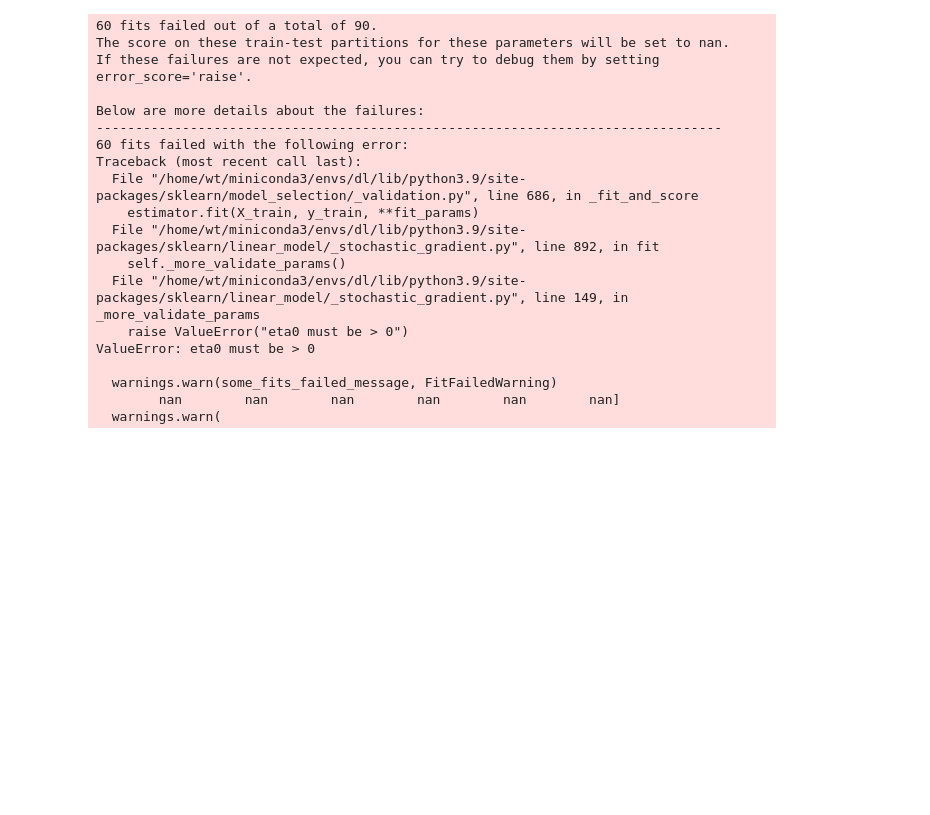
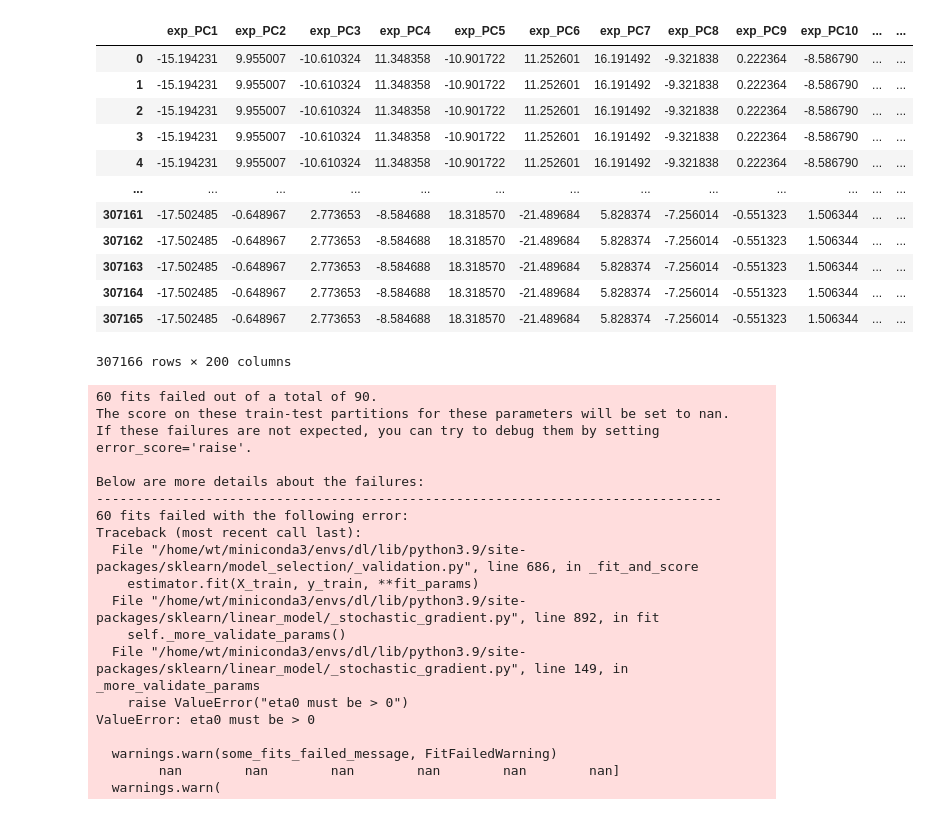
Before and after one commit to XSLiuLab/DeepMeta, a Jupyter notebook: scripts/model/model_cv_ml.ipynb, the cells around one changed output. Saved outputs shown, nothing was run; the diff lists cells and outputs as text; code cells hidden in the pictures; blank space fills up the shorter version.

```diff
--- a/scripts/model/model_cv_ml.ipynb
+++ b/scripts/model/model_cv_ml.ipynb
@@ -25,6 +105,22 @@ sample_info = pd.read_csv("/home/data/sdc/wt/model_data/new_model/cell_net_filte
 # %%
 X_train = dt.drop(columns=["is_dep","cell","gene"])
 y_train = dt.is_dep
+# %%
+X_train
+# %% [output]
+|  | exp_PC1 | exp_PC2 | exp_PC3 | exp_PC4 | exp_PC5 | exp_PC6 | exp_PC7 | exp_PC8 | exp_PC9 | exp_PC10 | ... | ... |
+| 0 | -15.194231 | 9.955007 | -10.610324 | 11.348358 | -10.901722 | 11.252601 | 16.191492 | -9.321838 | 0.222364 | -8.586790 | ... | ... |
+| 1 | -15.194231 | 9.955007 | -10.610324 | 11.348358 | -10.901722 | 11.252601 | 16.191492 | -9.321838 | 0.222364 | -8.586790 | ... | ... |
+| 2 | -15.194231 | 9.955007 | -10.610324 | 11.348358 | -10.901722 | 11.252601 | 16.191492 | -9.321838 | 0.222364 | -8.586790 | ... | ... |
+| 3 | -15.194231 | 9.955007 | -10.610324 | 11.348358 | -10.901722 | 11.252601 | 16.191492 | -9.321838 | 0.222364 | -8.586790 | ... | ... |
+| 4 | -15.194231 | 9.955007 | -10.610324 | 11.348358 | -10.901722 | 11.252601 | 16.191492 | -9.321838 | 0.222364 | -8.586790 | ... | ... |
+| ... | ... | ... | ... | ... | ... | ... | ... | ... | ... | ... | ... | ... |
+| 307161 | -17.502485 | -0.648967 | 2.773653 | -8.584688 | 18.318570 | -21.489684 | 5.828374 | -7.256014 | -0.551323 | 1.506344 | ... | ... |
+| 307162 | -17.502485 | -0.648967 | 2.773653 | -8.584688 | 18.318570 | -21.489684 | 5.828374 | -7.256014 | -0.551323 | 1.506344 | ... | ... |
+| 307163 | -17.502485 | -0.648967 | 2.773653 | -8.584688 | 18.318570 | -21.489684 | 5.828374 | -7.256014 | -0.551323 | 1.506344 | ... | ... |
+| 307164 | -17.502485 | -0.648967 | 2.773653 | -8.584688 | 18.318570 | -21.489684 | 5.828374 | -7.256014 | -0.551323 | 1.506344 | ... | ... |
+| 307165 | -17.502485 | -0.648967 | 2.773653 | -8.584688 | 18.318570 | -21.489684 | 5.828374 | -7.256014 | -0.551323 | 1.506344 | ... | ... |
+307166 rows × 200 columns
 # %%
 # Initiate scaler
 sc = StandardScaler()
```
Also changed, not shown: parts of 10 cells of this notebook, 15 other files.
